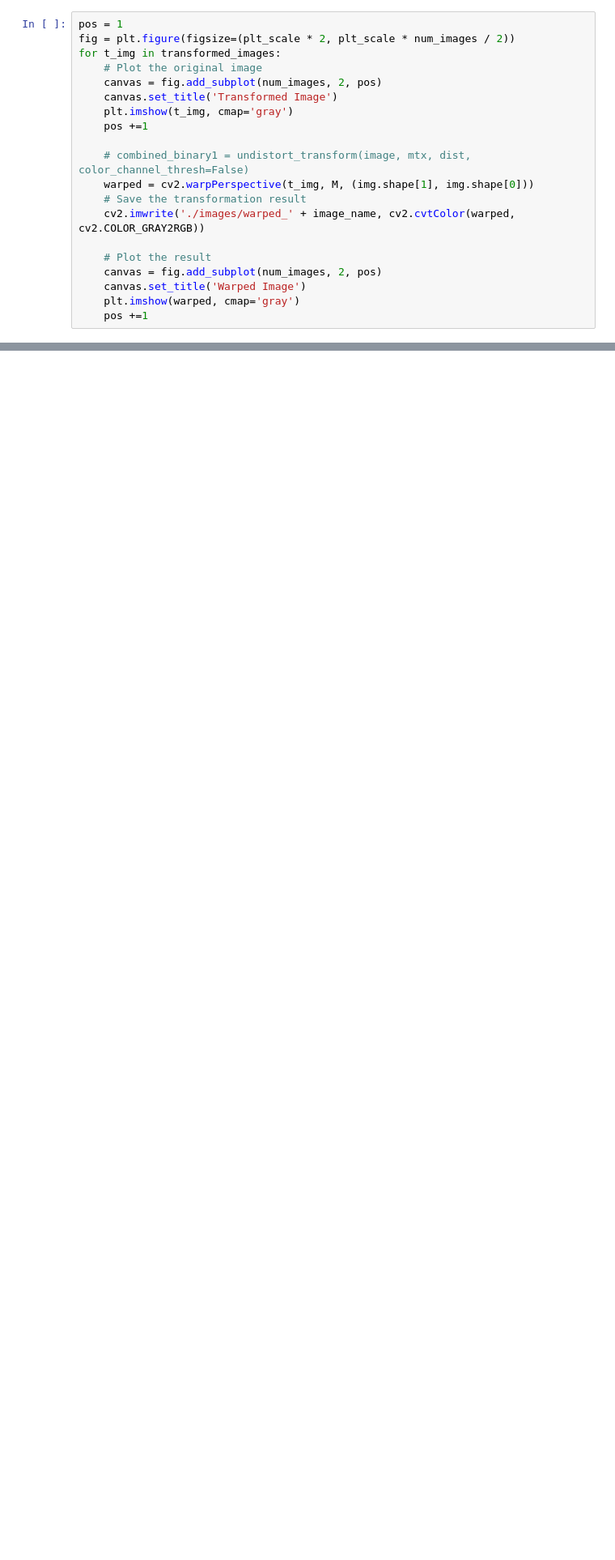
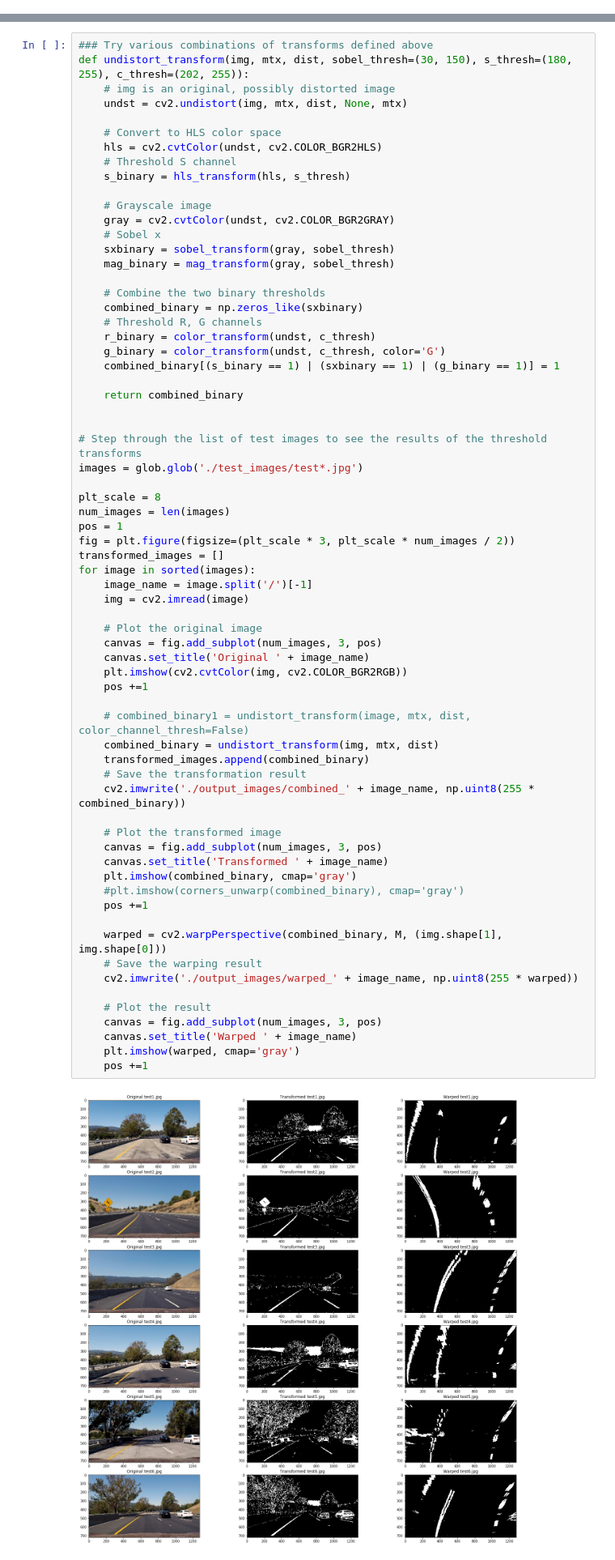
Before and after one commit to itprov/CarND-Advanced-Lane-Lines, a Jupyter notebook: Find-Lane-Advanced.ipynb, the cells around one changed output, grey strips where cells are left out. Shown at 81% size. Saved outputs shown, nothing was run; the diff lists cells and outputs as text; blank space fills up the shorter version.

Commit message:
Corrected image saving statements

```diff
--- a/Find-Lane-Advanced.ipynb
+++ b/Find-Lane-Advanced.ipynb
@@ -284,23 +225,3 @@ plt.imshow(cv2.cvtColor(warped, cv2.COLOR_BGR2RGB))
 # %% [output]
 <matplotlib.image.AxesImage at 0x...>
 [figure]
-# %%
-pos = 1
-fig = plt.figure(figsize=(plt_scale * 2, plt_scale * num_images / 2))
-for t_img in transformed_images:
-    # Plot the original image
-    canvas = fig.add_subplot(num_images, 2, pos)
-    canvas.set_title('Transformed Image')
-    plt.imshow(t_img, cmap='gray')
-    pos +=1
-
-    # combined_binary1 = undistort_transform(image, mtx, dist, color_channel_thresh=False)
-    warped = cv2.warpPerspective(t_img, M, (img.shape[1], img.shape[0]))
-    # Save the transformation result
-    cv2.imwrite('./images/warped_' + image_name, cv2.cvtColor(warped, cv2.COLOR_GRAY2RGB))
-
-    # Plot the result
-    canvas = fig.add_subplot(num_images, 2, pos)
-    canvas.set_title('Warped Image')
-    plt.imshow(warped, cmap='gray')
-    pos +=1
@@ -308,0 +228,69 @@ for t_img in transformed_images:
+# %%
+### Try various combinations of transforms defined above
+def undistort_transform(img, mtx, dist, sobel_thresh=(30, 150), s_thresh=(180, 255), c_thresh=(202, 255)):
+    # img is an original, possibly distorted image
+    undst = cv2.undistort(img, mtx, dist, None, mtx)
+
+    # Convert to HLS color space
+    hls = cv2.cvtColor(undst, cv2.COLOR_BGR2HLS)
+    # Threshold S channel
+    s_binary = hls_transform(hls, s_thresh)
+
+    # Grayscale image
+    gray = cv2.cvtColor(undst, cv2.COLOR_BGR2GRAY)
+    # Sobel x
+    sxbinary = sobel_transform(gray, sobel_thresh)
+    mag_binary = mag_transform(gray, sobel_thresh)
+
+    # Combine the two binary thresholds
+    combined_binary = np.zeros_like(sxbinary)
+    # Threshold R, G channels
+    r_binary = color_transform(undst, c_thresh)
+    g_binary = color_transform(undst, c_thresh, color='G')
+    combined_binary[(s_binary == 1) | (sxbinary == 1) | (g_binary == 1)] = 1
+
+    return combined_binary
+
+
+# Step through the list of test images to see the results of the threshold transforms
+images = glob.glob('./test_images/test*.jpg')
+
+plt_scale = 8
+num_images = len(images)
+pos = 1
+fig = plt.figure(figsize=(plt_scale * 3, plt_scale * num_images / 2))
+transformed_images = []
+for image in sorted(images):
+    image_name = image.split('/')[-1]
+    img = cv2.imread(image)
+
+    # Plot the original image
+    canvas = fig.add_subplot(num_images, 3, pos)
+    canvas.set_title('Original ' + image_name)
+    plt.imshow(cv2.cvtColor(img, cv2.COLOR_BGR2RGB))
+    pos +=1
+
+    # combined_binary1 = undistort_transform(image, mtx, dist, color_channel_thresh=False)
+    combined_binary = undistort_transform(img, mtx, dist)
+    transformed_images.append(combined_binary)
+    # Save the transformation result
+    cv2.imwrite('./output_images/combined_' + image_name, np.uint8(255 * combined_binary))
+
+    # Plot the transformed image
+    canvas = fig.add_subplot(num_images, 3, pos)
+    canvas.set_title('Transformed ' + image_name)
+    plt.imshow(combined_binary, cmap='gray')
+    #plt.imshow(corners_unwarp(combined_binary), cmap='gray')
+    pos +=1
+
+    warped = cv2.warpPerspective(combined_binary, M, (img.shape[1], img.shape[0]))
+    # Save the warping result
+    cv2.imwrite('./output_images/warped_' + image_name, np.uint8(255 * warped))
+
+    # Plot the result
+    canvas = fig.add_subplot(num_images, 3, pos)
+    canvas.set_title('Warped ' + image_name)
+    plt.imshow(warped, cmap='gray')
+    pos +=1
+# %% [output]
+[figure, added]
```
Also changed, not shown: parts of 2 cells of this notebook, 13 other files.
